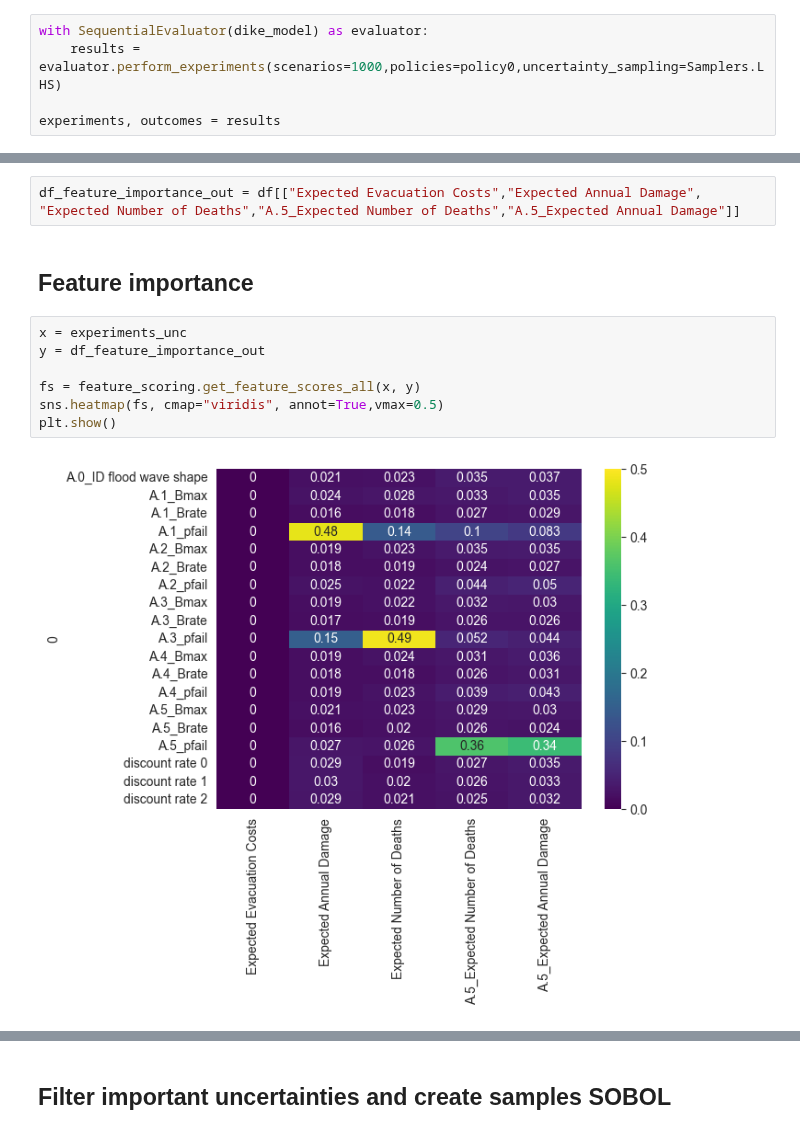
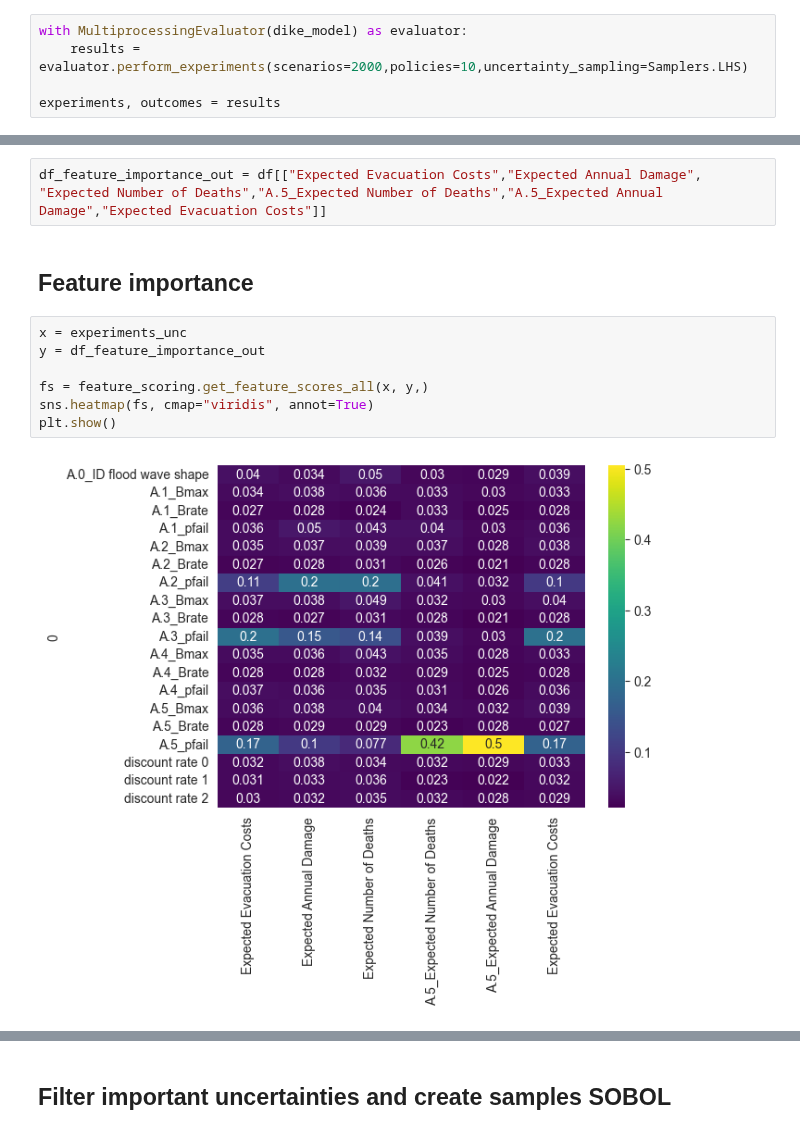
Before and after one commit to roesel1/EPA141A---MD, a Jupyter notebook: final assignment/Open_Exploration_Scen.ipynb, the cells around one changed output, grey strips where cells are left out. Cells and saved outputs as stored; diff of their text form.

```diff
--- a/final assignment/Open_Exploration_Scen.ipynb
+++ b/final assignment/Open_Exploration_Scen.ipynb
@@ -45,8 +45,8 @@ for key in dike_model.levers:
 
 policy0 = Policy("Policy 0", **pol0)
 # %%
-with SequentialEvaluator(dike_model) as evaluator:
-    results = evaluator.perform_experiments(scenarios=1000,policies=policy0,uncertainty_sampling=Samplers.LHS)
+with MultiprocessingEvaluator(dike_model) as evaluator:
+    results = evaluator.perform_experiments(scenarios=2000,policies=10,uncertainty_sampling=Samplers.LHS)
 
 experiments, outcomes = results
 # %% [markdown]
@@ -74,15 +58,15 @@ df
 df["Expected Annual Damage"] = df["A.1_Expected Annual Damage"] + df["A.2_Expected Annual Damage"] + df["A.3_Expected Annual Damage"] + df["A.4_Expected Annual Damage"] + df["A.5_Expected Annual Damage"]
 df["Expected Number of Deaths"] = df["A.1_Expected Number of Deaths"] + df["A.2_Expected Number of Deaths"] + df["A.3_Expected Number of Deaths"] + df["A.4_Expected Number of Deaths"] + df["A.5_Expected Number of Deaths"]
 # %%
-df_feature_importance_out = df[["Expected Evacuation Costs","Expected Annual Damage", "Expected Number of Deaths","A.5_Expected Number of Deaths","A.5_Expected Annual Damage"]]
+df_feature_importance_out = df[["Expected Evacuation Costs","Expected Annual Damage", "Expected Number of Deaths","A.5_Expected Number of Deaths","A.5_Expected Annual Damage","Expected Evacuation Costs"]]
 # %% [markdown]
 ## Feature importance
 # %%
 x = experiments_unc
 y = df_feature_importance_out
 
-fs = feature_scoring.get_feature_scores_all(x, y)
-sns.heatmap(fs, cmap="viridis", annot=True,vmax=0.5)
+fs = feature_scoring.get_feature_scores_all(x, y,)
+sns.heatmap(fs, cmap="viridis", annot=True)
 plt.show()
 # %% [output]
-[figure, old version]
+[figure, new version]
```
Also changed, not shown: parts of 27 cells of this notebook, 7 other files.
